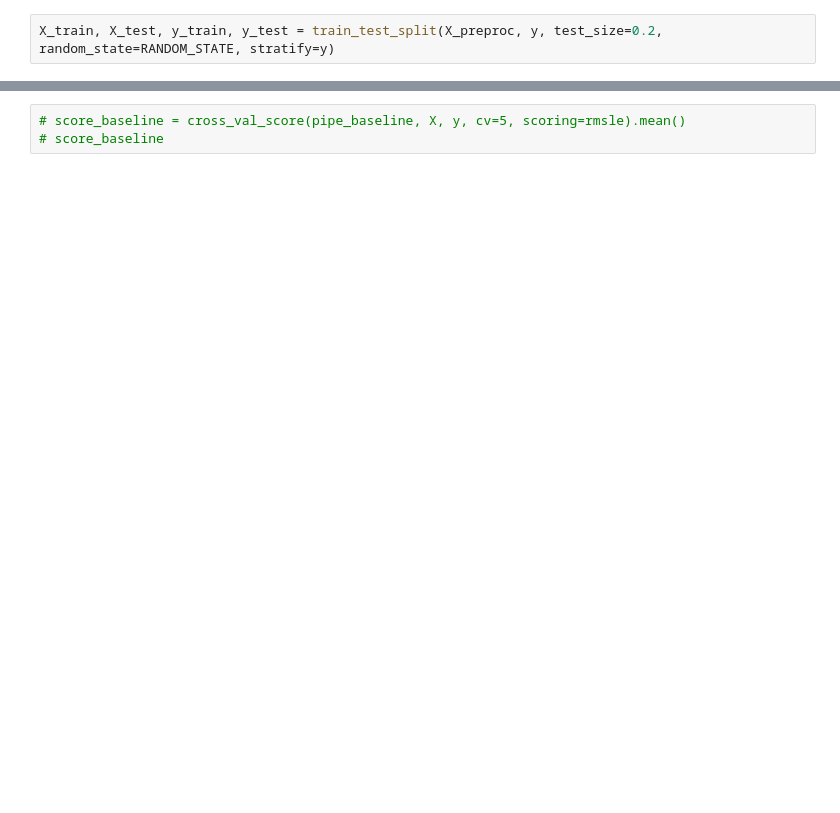
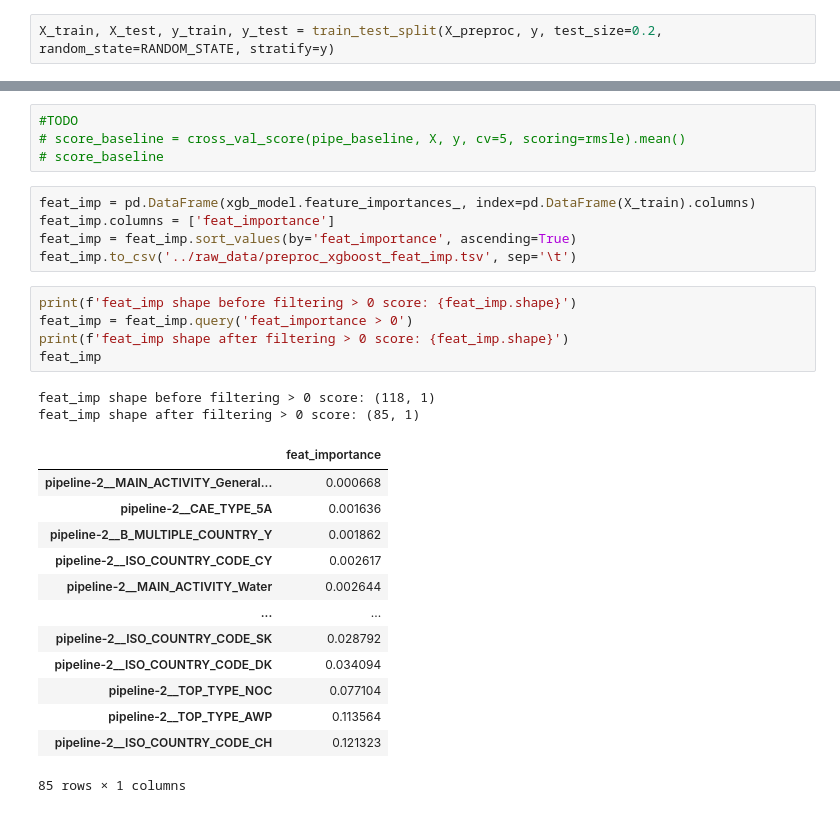
Before and after one commit to Tescoa00/radar.vectyfi, a Jupyter notebook: notebooks/preprocessing_clean.ipynb, the cells around one changed output, grey strips where cells are left out. Drawn from its saved outputs; the diff is of its cells as text; blank space fills up the shorter version.

```diff
--- a/notebooks/preprocessing_clean.ipynb
+++ b/notebooks/preprocessing_clean.ipynb
@@ -417,4 +434,31 @@ XGB ROC AUC:      0.7688
 XGB Accuracy: 71.3%
 # %%
+#TODO
 # score_baseline = cross_val_score(pipe_baseline, X, y, cv=5, scoring=rmsle).mean()
 # score_baseline
+# %%
+feat_imp = pd.DataFrame(xgb_model.feature_importances_, index=pd.DataFrame(X_train).columns)
+feat_imp.columns = ['feat_importance']
+feat_imp = feat_imp.sort_values(by='feat_importance', ascending=True)
+feat_imp.to_csv('../raw_data/preproc_xgboost_feat_imp.tsv', sep='\t')
+# %%
+print(f'feat_imp shape before filtering > 0 score: {feat_imp.shape}')
+feat_imp = feat_imp.query('feat_importance > 0')
+print(f'feat_imp shape after filtering > 0 score: {feat_imp.shape}')
+feat_imp
+# %% [output]
+feat_imp shape before filtering > 0 score: (118, 1)
+feat_imp shape after filtering > 0 score: (85, 1)
+|  | feat_importance |
+| pipeline-2__MAIN_ACTIVITY_General... | 0.000668 |
+| pipeline-2__CAE_TYPE_5A | 0.001636 |
+| pipeline-2__B_MULTIPLE_COUNTRY_Y | 0.001862 |
+| pipeline-2__ISO_COUNTRY_CODE_CY | 0.002617 |
+| pipeline-2__MAIN_ACTIVITY_Water | 0.002644 |
+| ... | ... |
+| pipeline-2__ISO_COUNTRY_CODE_SK | 0.028792 |
+| pipeline-2__ISO_COUNTRY_CODE_DK | 0.034094 |
+| pipeline-2__TOP_TYPE_NOC | 0.077104 |
+| pipeline-2__TOP_TYPE_AWP | 0.113564 |
+| pipeline-2__ISO_COUNTRY_CODE_CH | 0.121323 |
+85 rows × 1 columns
```
Also changed, not shown: parts of 12 cells of this notebook.
